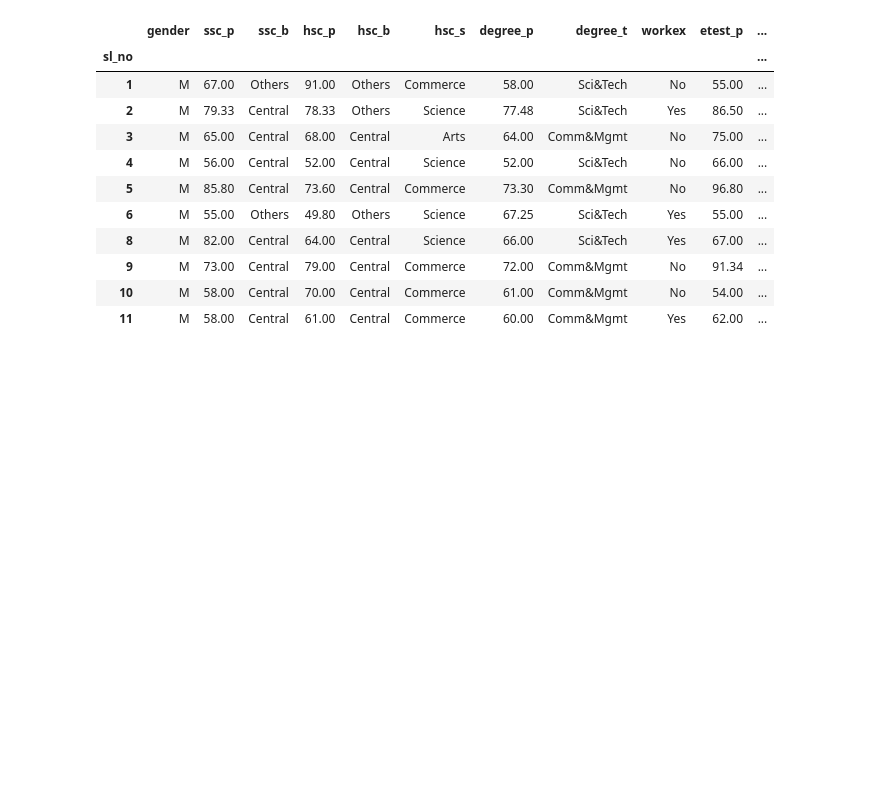
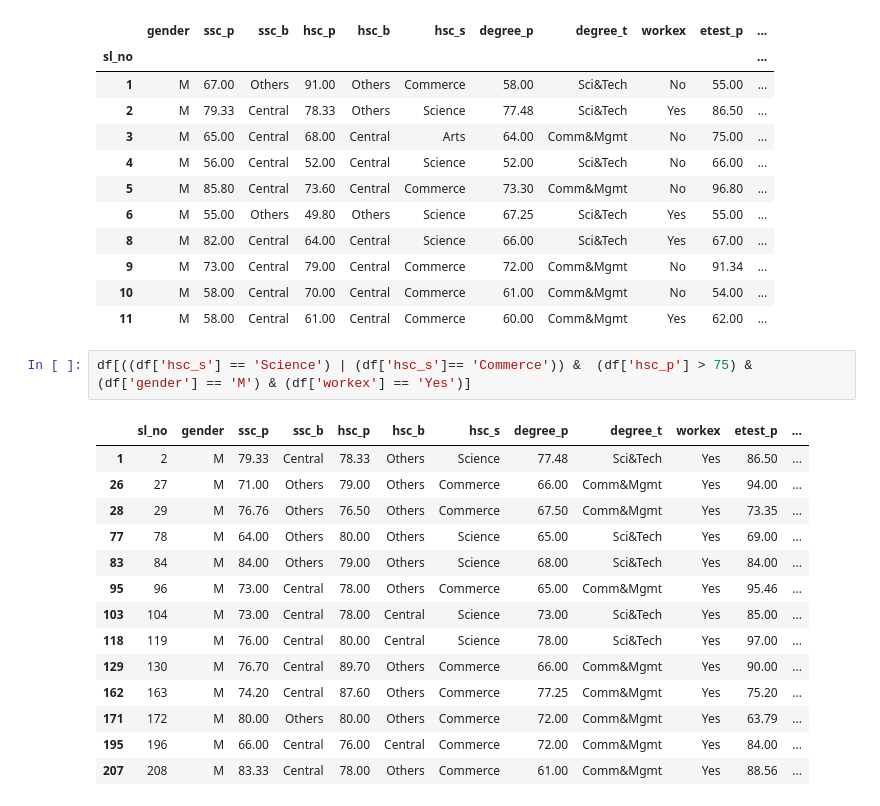
Before and after one commit to Ruhi1010/machine_learning, a Jupyter notebook: ml_library_basics/pandas/pandas_1.ipynb, the cells around one changed output. Drawn from its saved outputs; the diff is of its cells as text; blank space fills up the shorter version.

```diff
--- a/ml_library_basics/pandas/pandas_1.ipynb
+++ b/ml_library_basics/pandas/pandas_1.ipynb
@@ -454,3 +454,20 @@ df_set_index[(df_set_index['ssc_p'] > 50.0)].head(10)
 | 9 | M | 73.00 | Central | 79.00 | Central | Commerce | 72.00 | Comm&Mgmt | No | 91.34 | ... |
 | 10 | M | 58.00 | Central | 70.00 | Central | Commerce | 61.00 | Comm&Mgmt | No | 54.00 | ... |
 | 11 | M | 58.00 | Central | 61.00 | Central | Commerce | 60.00 | Comm&Mgmt | Yes | 62.00 | ... |
+# %%
+df[((df['hsc_s'] == 'Science') | (df['hsc_s']== 'Commerce')) &  (df['hsc_p'] > 75) & (df['gender'] == 'M') & (df['workex'] == 'Yes')]
+# %% [output]
+|  | sl_no | gender | ssc_p | ssc_b | hsc_p | hsc_b | hsc_s | degree_p | degree_t | workex | etest_p | ... |
+| 1 | 2 | M | 79.33 | Central | 78.33 | Others | Science | 77.48 | Sci&Tech | Yes | 86.50 | ... |
+| 26 | 27 | M | 71.00 | Others | 79.00 | Others | Commerce | 66.00 | Comm&Mgmt | Yes | 94.00 | ... |
+| 28 | 29 | M | 76.76 | Others | 76.50 | Others | Commerce | 67.50 | Comm&Mgmt | Yes | 73.35 | ... |
+| 77 | 78 | M | 64.00 | Others | 80.00 | Others | Science | 65.00 | Sci&Tech | Yes | 69.00 | ... |
+| 83 | 84 | M | 84.00 | Others | 79.00 | Others | Science | 68.00 | Sci&Tech | Yes | 84.00 | ... |
+| 95 | 96 | M | 73.00 | Central | 78.00 | Others | Commerce | 65.00 | Comm&Mgmt | Yes | 95.46 | ... |
+| 103 | 104 | M | 73.00 | Central | 78.00 | Central | Science | 73.00 | Sci&Tech | Yes | 85.00 | ... |
+| 118 | 119 | M | 76.00 | Central | 80.00 | Central | Science | 78.00 | Sci&Tech | Yes | 97.00 | ... |
+| 129 | 130 | M | 76.70 | Central | 89.70 | Others | Commerce | 66.00 | Comm&Mgmt | Yes | 90.00 | ... |
+| 162 | 163 | M | 74.20 | Central | 87.60 | Others | Commerce | 77.25 | Comm&Mgmt | Yes | 75.20 | ... |
+| 171 | 172 | M | 80.00 | Others | 80.00 | Others | Commerce | 72.00 | Comm&Mgmt | Yes | 63.79 | ... |
+| 195 | 196 | M | 66.00 | Central | 76.00 | Central | Commerce | 72.00 | Comm&Mgmt | Yes | 84.00 | ... |
+| 207 | 208 | M | 83.33 | Central | 78.00 | Others | Commerce | 61.00 | Comm&Mgmt | Yes | 88.56 | ... |
```
Also changed, not shown: parts of 4 cells of this notebook.
